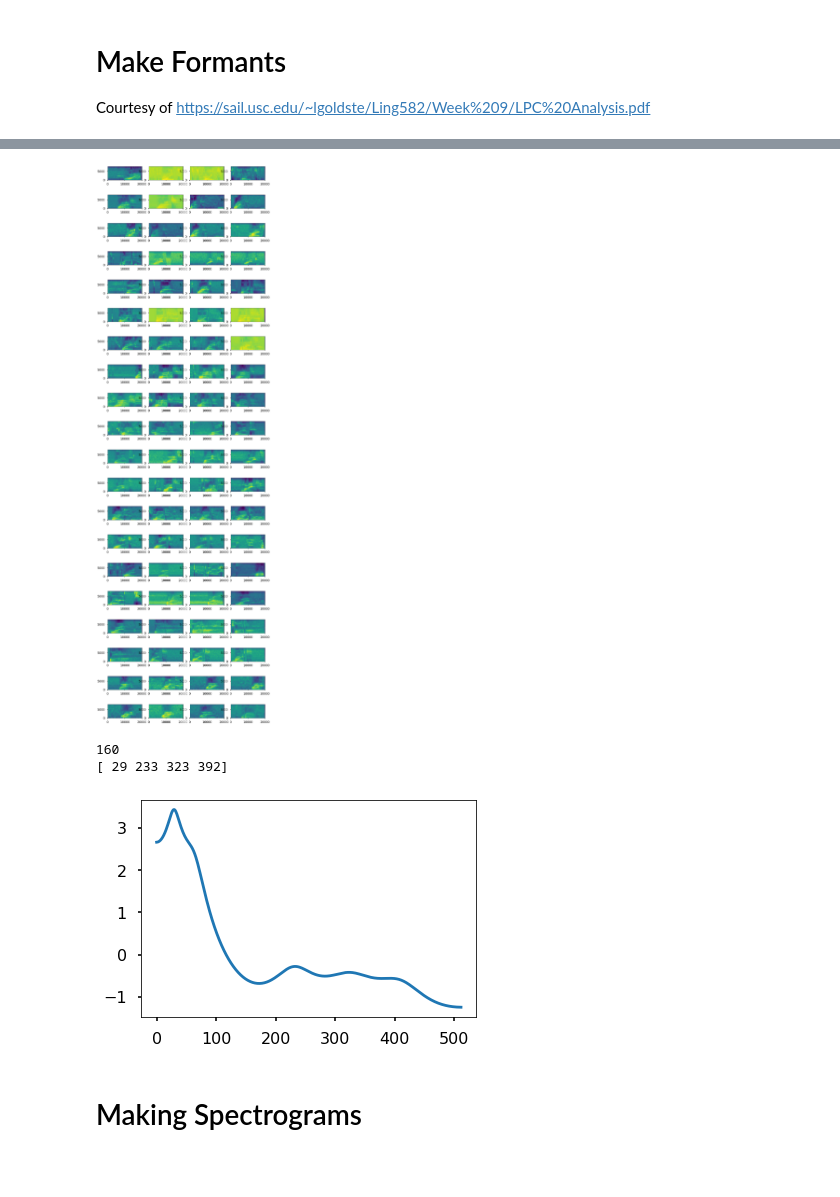
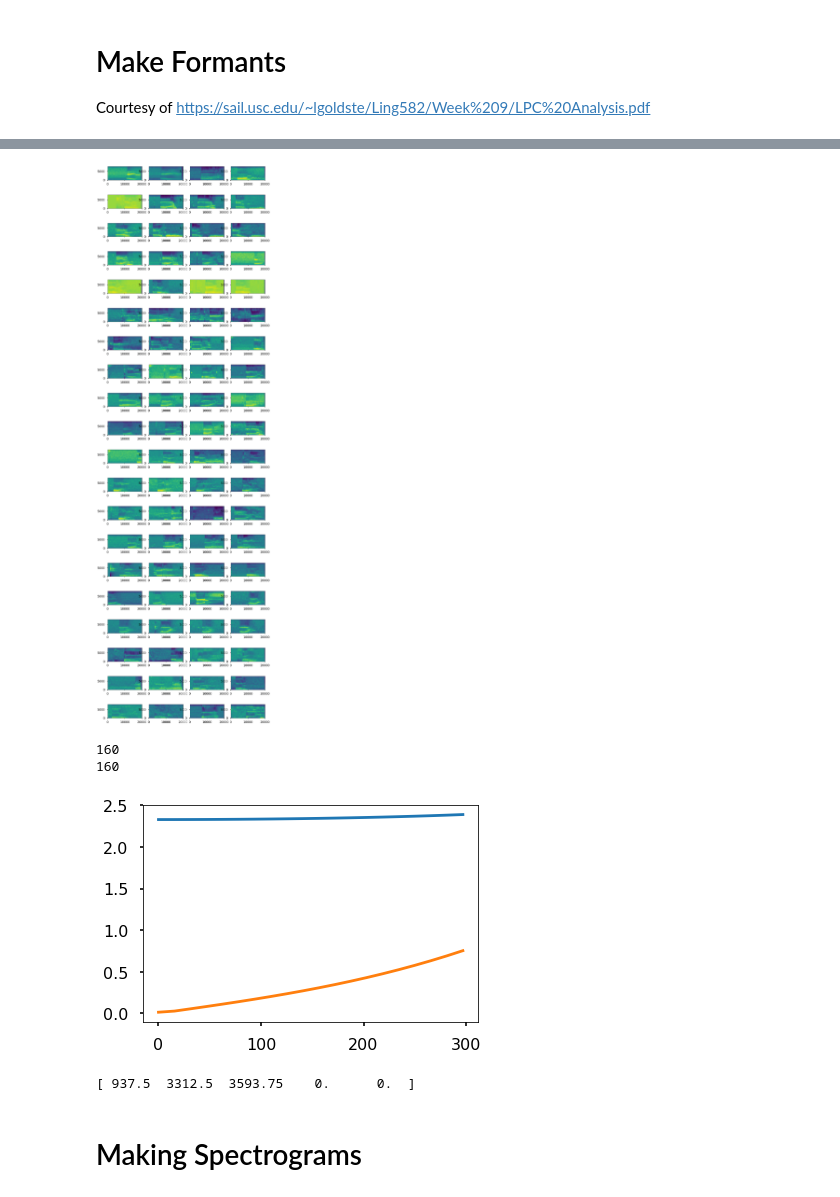
Before and after one commit to Calculasians/Praat, a Jupyter notebook: Spectrogram Level Activities.ipynb, the cells around one changed output, grey strips where cells are left out. Drawn from its saved outputs; the diff is of its cells as text; code cells hidden in the pictures; blank space fills up the shorter version.

Commit message:
partially resolved fused formants

```diff
--- a/Spectrogram Level Activities.ipynb
+++ b/Spectrogram Level Activities.ipynb
@@ -113,4 +78,0 @@ def lpc_fft(acoef, num_fft_points, pad):
-# %%
-acoef = np.array([1., 0.22948533, 0.27112069, 0.10315285, 0.20563174, 0.16397086, 0.2334039, 0.08606715, 0.1658038, 0.08779543, 0.0266789, 0.14259913])
-num_fft_points = 256
-wgdf = lpc_wgdf(acoef, num_fft_points)
@@ -158,25 +149,19 @@ def lpc(signal, window_size, M, num_fft_points, pad=False):
     time_step = 0.25 * window_size
 
     lpc_history = []
+    wgdf_history = []
+    acoef_history = []
     for ibeg in range(0, len(signal), int(time_step)):
         acoef = lpc_coef(signal, window_size, M, ibeg)
         lpcf, lpc = lpc_fft(acoef, num_fft_points, pad)
+        wgdf = lpc_wgdf(acoef, num_fft_points)
         lpc_history.append(lpc)
+        wgdf_history.append(wgdf)
+        acoef_history.append(acoef)
 
     lpc_diagram = np.vstack(lpc_history)
     lpc_diagram = list(map(list, zip(*lpc_diagram)))[::-1]
+    wgdf_diagram = np.vstack(wgdf_history)
+    wgdf_diagram = list(map(list, zip(*wgdf_diagram)))[::-1]
 
-    return lpc_history, lpcf, lpc_diagram
+    return acoef_history, lpc_history, lpcf, lpc_diagram, wgdf_history, wgdf_diagram
-# %%
-def formants(lpc_history, lpcf):
-    formant_history = []
-
-    for i in range(len(lpc_history)):
-        peaks, _ = find_peaks(lpc_history[i])
-        if (len(peaks) != 5):
-            peaks = np.concatenate([peaks, np.array([0]*(5-len(peaks)))]) # pad places where we didn't find 5 peaks
-        for j in range(len(peaks)):
-            peaks[j] = lpcf[peaks[j]]*sample_rate/(2*np.pi) # scaling peak values by actual frequency
-        formant_history.append(peaks)
-
-    return np.array(formant_history).T
@@ -195,7 +237,7 @@ def normalize(spectrogram):
 
     return normed
 # %%
-curr_wav = wav_samples[54]
+curr_wav = wav_samples[14]
 curr_wav = read(curr_wav)[1]
-lpc_history, lpcf, lpc_diagram = lpc(pre_emphasize(curr_wav, 0.98), window_size=400, M=12, num_fft_points=256, pad=True)
-formant_history = formants(lpc_history, lpcf)
+acoef_history, lpc_history, lpcf, lpc_diagram, wgdf_history, wgdf_diagram = lpc(pre_emphasize(curr_wav, 0.98), window_size=400, M=12, num_fft_points=256, pad=True)
+crosses_between_range_history, formant_history = formants(lpc_history, lpcf)
@@ -218,30 +256,33 @@ Text(0, 0.5, 'Hz')
 # %%
 nrows = 20
 ncols = 4
 figure, ax = plt.subplots(nrows, ncols, figsize=(15, 55))
 
 for i in tqdm(range(nrows), desc="Obtaining Formants..."):
     for j in range(ncols):
         curr_wav = wav_samples[ncols*i+j]
         curr_wav = read(curr_wav)[1]
-        lpc_history, lpcf, lpc_diagram = lpc(pre_emphasize(curr_wav, 0.98), window_size=400, M=12, num_fft_points=256, pad=True)
-        normed = normalize(lpc_diagram)
-        ax[i,j].imshow(normed, extent=[0, 20000, 0, 8000])
+        acoef_history, lpc_history, lpcf, lpc_diagram, wgdf_history, wgdf_diagram = lpc(pre_emphasize(curr_wav, 0.98), window_size=400, M=12, num_fft_points=256, pad=True)
+        ax[i,j].imshow(lpc_diagram, extent=[0, 20000, 0, 8000])
 # %% [output]
-[figure, old version]
+[figure, new version]
 # %%
 print(len(lpc_history))
-x = lpc_history[37]
-peaks, _ = find_peaks(x)
-# plt.plot(lpcf*sample_rate/(2*np.pi), lpc_history[150])
-plt.plot(x)
-print(peaks)
-plt.plot(peaks, x[peaks], "x")
+print(len(wgdf_history))
+sample = 100
+x = lpc_history[sample]
+wgdf = wgdf_history[sample]
+plt.plot(lpcf[0:20]*sample_rate/(2*np.pi), x[0:20])
+plt.plot(lpcf[0:20]*sample_rate/(2*np.pi), (np.gradient(x)*100)[0:20])
+# plt.plot(lpcf[::4]*sample_rate/(2*np.pi), wgdf)
+# plt.plot(lpcf[::4]*sample_rate/(2*np.pi), np.gradient(wgdf)*100)
 plt.show()
+print(formant_history.T[sample])
 # %% [output]
 160
-[ 29 233 323 392]
+160
-[figure, old version]
+[figure, new version]
+[ 937.5  3312.5  3593.75    0.      0.  ]
 # %% [markdown]
 # Making Spectrograms
 # %%
```
Also changed, not shown: parts of 12 cells of this notebook.
